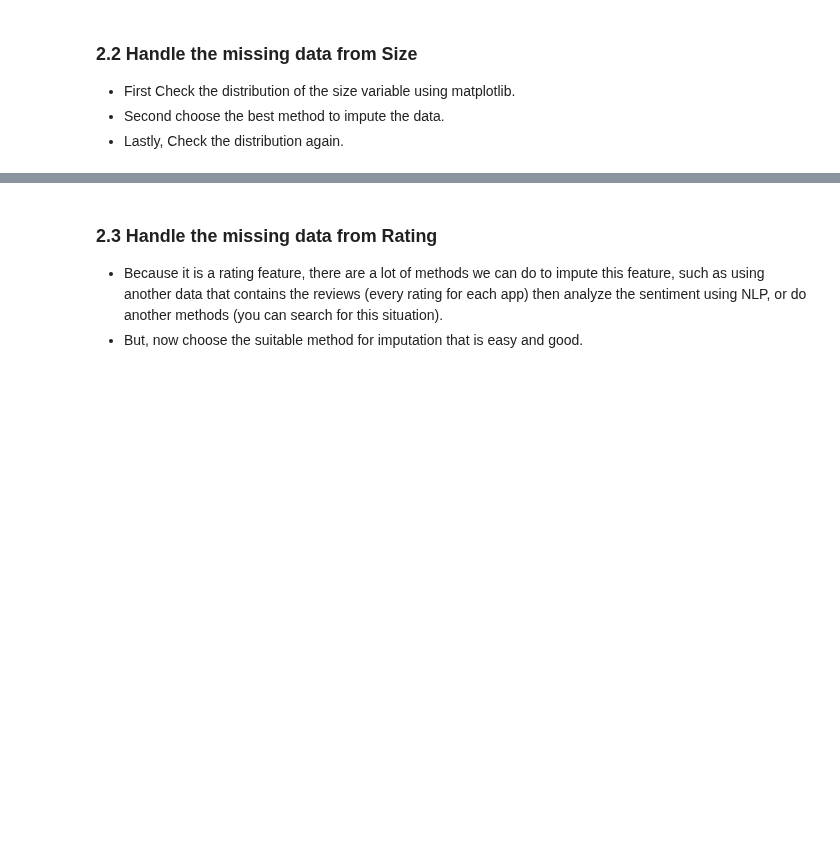
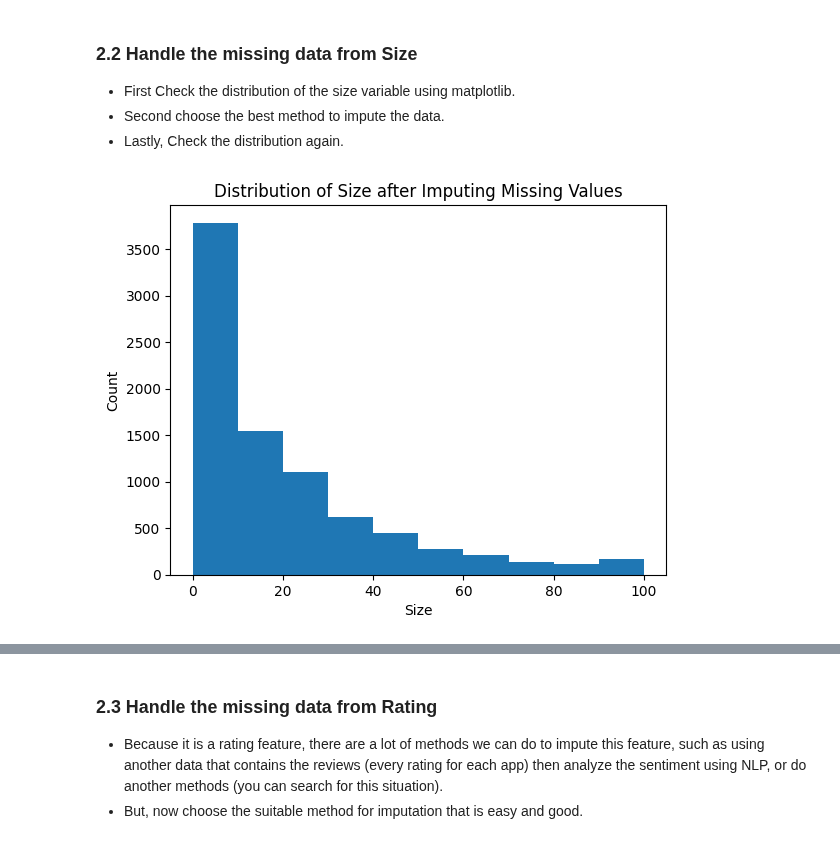
Before and after one commit to Tuwaiq-Data-Science-Bootcamp-V5/Matplotlib-Lab3, a Jupyter notebook: Matplotlib_Assignment3.ipynb, the cells around one changed output, grey strips where cells are left out. Cells and saved outputs as stored; diff of their text form; code cells hidden in the pictures; blank space fills up the shorter version.

```diff
--- a/Matplotlib_Assignment3.ipynb
+++ b/Matplotlib_Assignment3.ipynb
@@ -19,7 +19,7 @@ import matplotlib.pyplot as plt
 # %% [markdown]
 ### 1.2 Read the Apps Dataset
 # %%
-# Write your code here
+app = pd.read_csv("./datasets/apps.csv")
 # %% [markdown]
 ### 1.3 Print the first five rows
 # %%
@@ -36,4 +36,5 @@ import matplotlib.pyplot as plt
 # %% [markdown]
 ### 1.4 Drop the Unnamed: 0 Column
 # %%
-# Write your code here
+app =app.drop(labels='Unnamed: 0', axis=1)
+app
@@ -122,4 +127,5 @@ dtype: int64
 
 - If you want to impute them, it is ok.
 # %%
-# Write your code here
+app = app.dropna(subset=['Current Ver', 'Android Ver'])
+app.isnull().sum()
@@ -147,4 +153,10 @@ dtype: int64
 - Second choose the best method to impute the data.
 - Lastly, Check the distribution again.
 # %%
-# Write your code here
+plt.hist(app['Size'])
+plt.xlabel('Size')
+plt.ylabel('Count')
+plt.title('Distribution of Size after Imputing Missing Values')
+plt.show()
+# %% [output]
+[figure, added]
```
Also changed, not shown: parts of 37 cells of this notebook.
